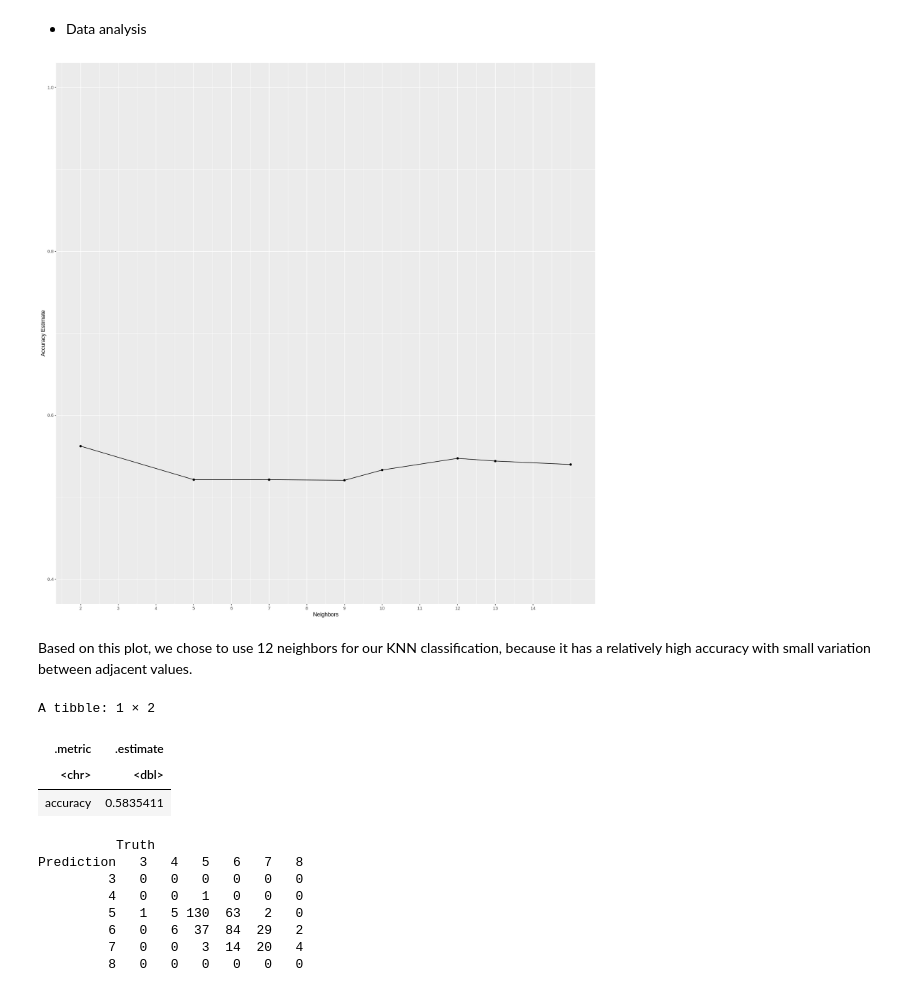
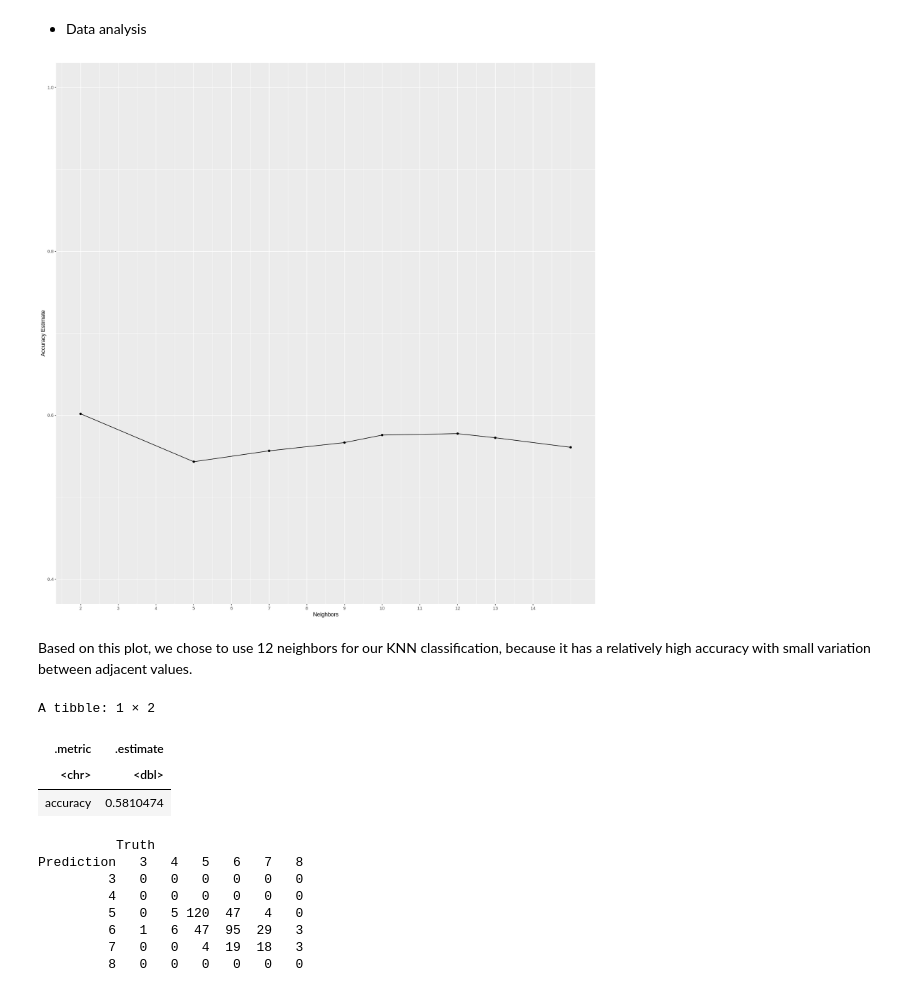
Before and after one commit to farazht/classifying-red-wine-quality, a Jupyter notebook: Group Report.ipynb, the cells around one changed output. Drawn from its saved outputs; the diff is of its cells as text; code cells hidden in the pictures.

Commit message:
classification with all predictors (just to test accuracy)

```diff
--- a/Group Report.ipynb
+++ b/Group Report.ipynb
@@ -88,7 +106,7 @@ redwine_split <- initial_split(redwine_data, prop = .75, strata = quality)
     redwine_test <- testing(redwine_split)
 
 # selecting our 5 predictors
-redwine_train <- redwine_train |>
-    select(fixed_acidity, residual_sugar, density, pH, alcohol, quality)
+# redwine_train <- redwine_train |>
+    # select(fixed_acidity, residual_sugar, density, pH, alcohol, quality)
 redwine_train
 # %% [output]
@@ -159,38 +177,38 @@ Finally, the 5 distributions on the middle diagonal show the correlation value f
 set.seed(1000)
 
 # creating recipe where quality is predicted from our 5 predictors, with all predictors standardized
-redwine_recipe <- recipe(quality ~ alcohol + density + fixed_acidity + residual_sugar + pH, data = redwine_train) |>
+redwine_recipe <- recipe(quality ~., data = redwine_train) |>
     step_scale(all_predictors()) |>
     step_center(all_predictors())
 
 # performing cross validation
 redwine_vfold <- vfold_cv(redwine_train, v=5, strata = quality)
 
 # determining best K value for model
 redwine_knn_tune <- nearest_neighbor(weight_func = "rectangular", neighbors = tune()) |>
     set_engine("kknn") |>
     set_mode("classification")
 
 redwine_knn_results <- workflow() |>
     add_recipe(redwine_recipe) |>
     add_model(redwine_knn_tune) |>
     tune_grid(resamples = redwine_vfold, grid = 10) |>
     collect_metrics()
 
 redwine_accuracies <- redwine_knn_results |>
     filter(.metric=="accuracy")
 
 cross_val_plot <- ggplot(redwine_accuracies, aes(x = neighbors, y = mean)) +
     geom_point() +
     geom_line() +
     labs(x = "Neighbors", y = "Accuracy Estimate") +
     scale_x_continuous(breaks = seq(0, 14, by = 1)) +
     scale_y_continuous(limits = c(0.4, 1.0))
 
 # display plot with K values against their accuracies
 cross_val_plot
 # %% [output]
-[figure, old version]
+[figure, new version]
 # %% [markdown]
 Based on this plot, we chose to use 12 neighbors for our KNN classification, because it has a relatively high accuracy with small variation between adjacent values.
 # %%
@@ -201,7 +219,6 @@ redwine_knn <- nearest_neighbor(weight_func = "rectangular", neighbors = 12) |>
   set_engine("kknn") |>
   set_mode("classification")
 
-#
 redwine_fit <- workflow() |>
   add_recipe(redwine_recipe) |>
   add_model(redwine_knn) |>
@@ -227,12 +244,12 @@ redwine_cm
 A tibble: 1 × 2
 | .metric | .estimate |
 | <chr> | <dbl> |
-| accuracy | 0.5835411 |
+| accuracy | 0.5810474 |
           Truth
 Prediction   3   4   5   6   7   8
          3   0   0   0   0   0   0
-         4   0   0   1   0   0   0
-         5   1   5 130  63   2   0
-         6   0   6  37  84  29   2
-         7   0   0   3  14  20   4
+         4   0   0   0   0   0   0
+         5   0   5 120  47   4   0
+         6   1   6  47  95  29   3
+         7   0   0   4  19  18   3
          8   0   0   0   0   0   0
```
Also changed, not shown: parts of 4 cells of this notebook.
